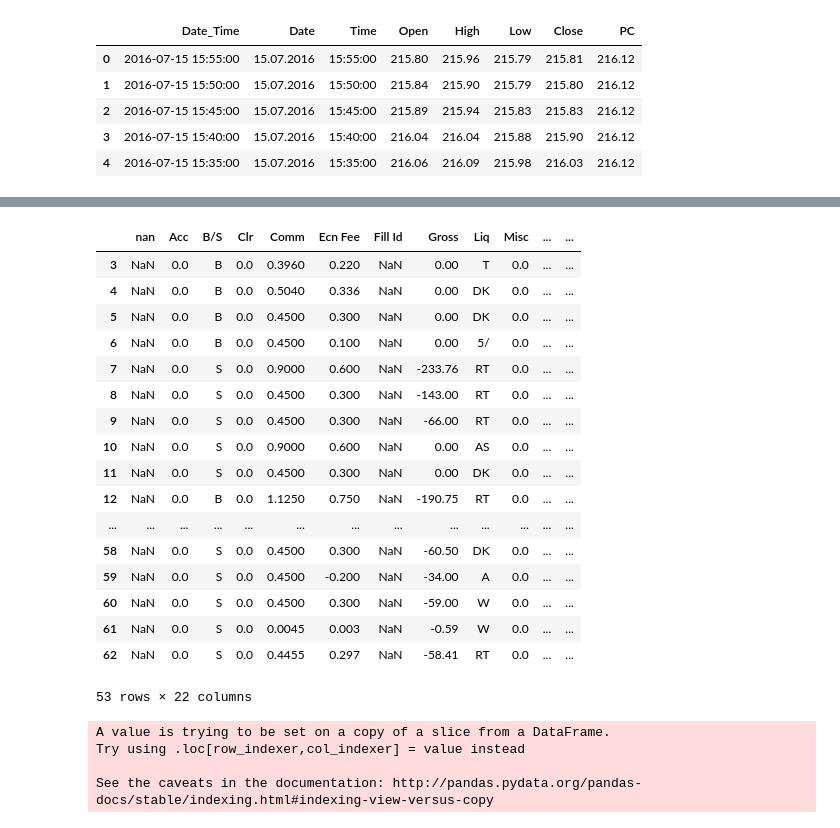
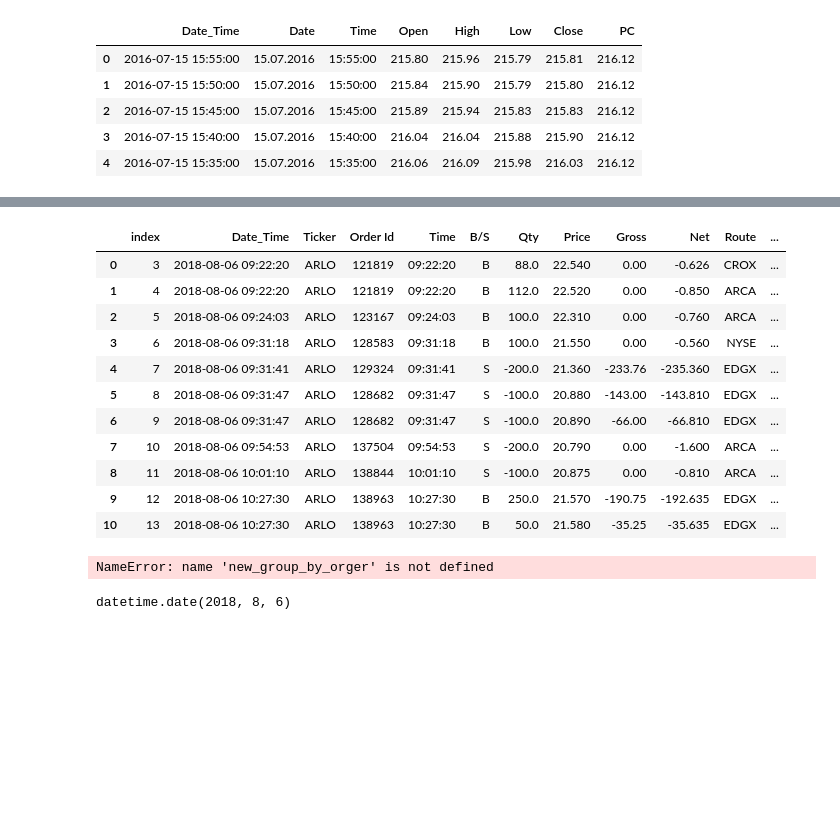
Before and after one commit to mkf-mkf/My_cloud, a Jupyter notebook: Trades_to_chart.ipynb, the cells around one changed output, grey strips where cells are left out. Cells and saved outputs as stored; diff of their text form; code cells hidden in the pictures; blank space fills up the shorter version.

```diff
--- a/Trades_to_chart.ipynb
+++ b/Trades_to_chart.ipynb
@@ -212,0 +279,2 @@ file_parsing['8/6/2018']['ARLO'][['Time', 'B/S', 'Qty', 'Price', 'Gross', 'Net',
+# %%
+execution = date_tickers_exec['8/6/2018']['ARLO']#['Time'].apply(lambda x: dt.datetime.strptime(x, '%H:%M:%S')
@@ -213,21 +283,30 @@ file_parsing['8/6/2018']['ARLO'][['Time', 'B/S', 'Qty', 'Price', 'Gross', 'Net',
+# %%
+execution
+#execution['Qty'] = [execution['Qty'] if execution['B/S'] in ['B','C'] else -execution['Qty']]
+execution['Qty'] = execution.apply(lambda x: x['Qty'] if execution['B/S'][x.name] in ['B', 'C'] else -x['Qty'], axis=1)
+execution['Pos_side'] = execution['Qty'].cumsum()
+# %%
+execution
+# %% [output]
+|  | index | Date_Time | Ticker | Order Id | Time | B/S | Qty | Price | Gross | Net | Route | ... |
+| 0 | 3 | 2018-08-06 09:22:20 | ARLO | 121819 | 09:22:20 | B | 88.0 | 22.540 | 0.00 | -0.626 | CROX | ... |
+| 1 | 4 | 2018-08-06 09:22:20 | ARLO | 121819 | 09:22:20 | B | 112.0 | 22.520 | 0.00 | -0.850 | ARCA | ... |
+| 2 | 5 | 2018-08-06 09:24:03 | ARLO | 123167 | 09:24:03 | B | 100.0 | 22.310 | 0.00 | -0.760 | ARCA | ... |
+| 3 | 6 | 2018-08-06 09:31:18 | ARLO | 128583 | 09:31:18 | B | 100.0 | 21.550 | 0.00 | -0.560 | NYSE | ... |
+| 4 | 7 | 2018-08-06 09:31:41 | ARLO | 129324 | 09:31:41 | S | -200.0 | 21.360 | -233.76 | -235.360 | EDGX | ... |
+| 5 | 8 | 2018-08-06 09:31:47 | ARLO | 128682 | 09:31:47 | S | -100.0 | 20.880 | -143.00 | -143.810 | EDGX | ... |
+| 6 | 9 | 2018-08-06 09:31:47 | ARLO | 128682 | 09:31:47 | S | -100.0 | 20.890 | -66.00 | -66.810 | EDGX | ... |
+| 7 | 10 | 2018-08-06 09:54:53 | ARLO | 137504 | 09:54:53 | S | -200.0 | 20.790 | 0.00 | -1.600 | ARCA | ... |
+| 8 | 11 | 2018-08-06 10:01:10 | ARLO | 138844 | 10:01:10 | S | -100.0 | 20.875 | 0.00 | -0.810 | ARCA | ... |
+| 9 | 12 | 2018-08-06 10:27:30 | ARLO | 138963 | 10:27:30 | B | 250.0 | 21.570 | -190.75 | -192.635 | EDGX | ... |
+| 10 | 13 | 2018-08-06 10:27:30 | ARLO | 138963 | 10:27:30 | B | 50.0 | 21.580 | -35.25 | -35.635 | EDGX | ... |
+# %%
+new_group_by_orger
+# %% [output]
+NameError: name 'new_group_by_orger' is not defined
+# %%
+date_of_trade.date()
+# %% [output]
+datetime.date(2018, 8, 6)
 # %%
-file_parsing['8/6/2018']['ARLO']
+drowing_trades = date_tickers_exec['8/6/2018']['ARLO']
-# %% [output]
-|  | nan | Acc | B/S | Clr | Comm | Ecn Fee | Fill Id | Gross | Liq | Misc | ... | ... |
-| 3 | NaN | 0.0 | B | 0.0 | 0.3960 | 0.220 | NaN | 0.00 | T | 0.0 | ... | ... |
-| 4 | NaN | 0.0 | B | 0.0 | 0.5040 | 0.336 | NaN | 0.00 | DK | 0.0 | ... | ... |
-| 5 | NaN | 0.0 | B | 0.0 | 0.4500 | 0.300 | NaN | 0.00 | DK | 0.0 | ... | ... |
-| 6 | NaN | 0.0 | B | 0.0 | 0.4500 | 0.100 | NaN | 0.00 | 5/ | 0.0 | ... | ... |
-| 7 | NaN | 0.0 | S | 0.0 | 0.9000 | 0.600 | NaN | -233.76 | RT | 0.0 | ... | ... |
-| 8 | NaN | 0.0 | S | 0.0 | 0.4500 | 0.300 | NaN | -143.00 | RT | 0.0 | ... | ... |
-| 9 | NaN | 0.0 | S | 0.0 | 0.4500 | 0.300 | NaN | -66.00 | RT | 0.0 | ... | ... |
-| 10 | NaN | 0.0 | S | 0.0 | 0.9000 | 0.600 | NaN | 0.00 | AS | 0.0 | ... | ... |
-| 11 | NaN | 0.0 | S | 0.0 | 0.4500 | 0.300 | NaN | 0.00 | DK | 0.0 | ... | ... |
-| 12 | NaN | 0.0 | B | 0.0 | 1.1250 | 0.750 | NaN | -190.75 | RT | 0.0 | ... | ... |
-| ... | ... | ... | ... | ... | ... | ... | ... | ... | ... | ... | ... | ... |
-| 58 | NaN | 0.0 | S | 0.0 | 0.4500 | 0.300 | NaN | -60.50 | DK | 0.0 | ... | ... |
-| 59 | NaN | 0.0 | S | 0.0 | 0.4500 | -0.200 | NaN | -34.00 | A | 0.0 | ... | ... |
-| 60 | NaN | 0.0 | S | 0.0 | 0.4500 | 0.300 | NaN | -59.00 | W | 0.0 | ... | ... |
-| 61 | NaN | 0.0 | S | 0.0 | 0.0045 | 0.003 | NaN | -0.59 | W | 0.0 | ... | ... |
-| 62 | NaN | 0.0 | S | 0.0 | 0.4455 | 0.297 | NaN | -58.41 | RT | 0.0 | ... | ... |
-53 rows × 22 columns
@@ -246,12 +312,0 @@ def transform_to_date_axis(file_parsing, tickers=None):
-# %%
-date = '8/6/2018'
-ticker = 'ARLO'
-detailed_df = file_parsing
-important_columns = ['Order Id', 'Time', 'B/S', 'Qty', 'Price', 'Gross', 'Net', 'Route']
-executions = detailed_df[date][ticker][important_columns]
-executions['BP'] = executions['Price'] * executions['Qty']
-# %% [output]
-A value is trying to be set on a copy of a slice from a DataFrame.
-Try using .loc[row_indexer,col_indexer] = value instead
-
-See the caveats in the documentation: http://pandas.pydata.org/pandas-docs/stable/indexing.html#indexing-view-versus-copy
```
Also changed, not shown: parts of 33 cells of this notebook.
